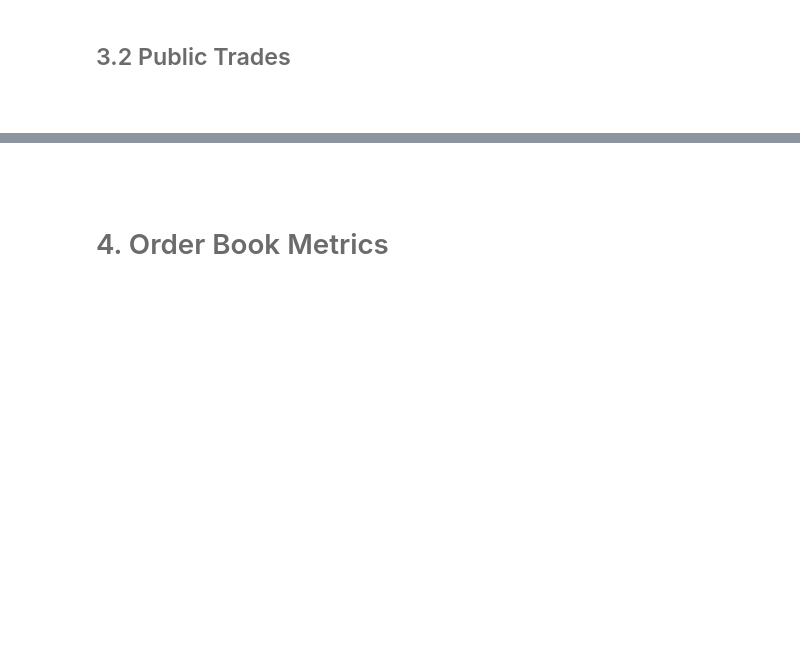
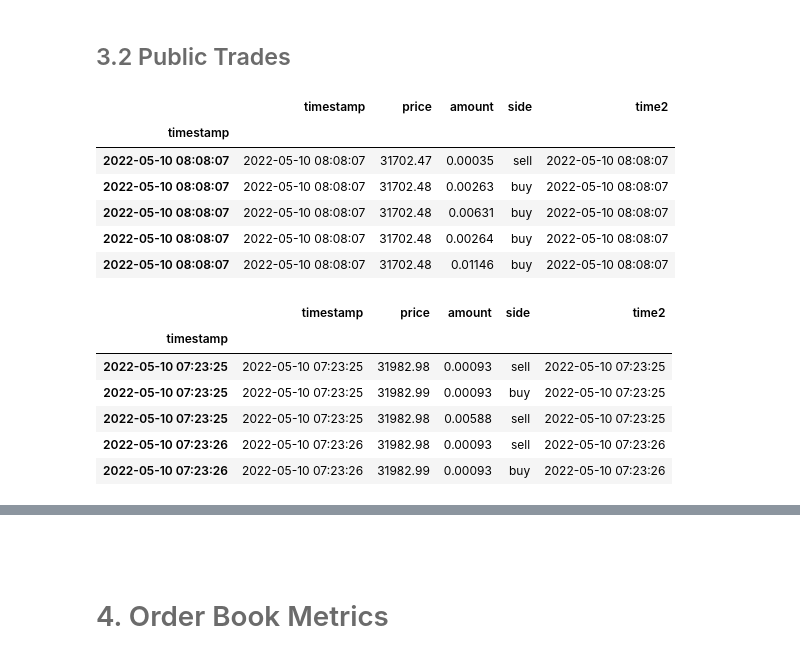
Before and after one commit to JuanPablo2019/myst_jprm_lab1, a Jupyter notebook: notebook.ipynb, the cells around one changed output, grey strips where cells are left out. Cells and saved outputs as stored; diff of their text form; code cells hidden in the pictures; blank space fills up the shorter version.

```diff
--- a/notebook.ipynb
+++ b/notebook.ipynb
@@ -89,2 +158,0 @@ import sys
-# %% [markdown]
-<br>
@@ -94,0 +161,17 @@ import sys
+# %%
+display(pt_data.head(),pt_data.tail())
+# %% [output]
+|  | timestamp | price | amount | side | time2 |
+| timestamp |  |  |  |  |  |
+| 2022-05-10 08:08:07 | 2022-05-10 08:08:07 | 31702.47 | 0.00035 | sell | 2022-05-10 08:08:07 |
+| 2022-05-10 08:08:07 | 2022-05-10 08:08:07 | 31702.48 | 0.00263 | buy | 2022-05-10 08:08:07 |
+| 2022-05-10 08:08:07 | 2022-05-10 08:08:07 | 31702.48 | 0.00631 | buy | 2022-05-10 08:08:07 |
+| 2022-05-10 08:08:07 | 2022-05-10 08:08:07 | 31702.48 | 0.00264 | buy | 2022-05-10 08:08:07 |
+| 2022-05-10 08:08:07 | 2022-05-10 08:08:07 | 31702.48 | 0.01146 | buy | 2022-05-10 08:08:07 |
+|  | timestamp | price | amount | side | time2 |
+| timestamp |  |  |  |  |  |
+| 2022-05-10 07:23:25 | 2022-05-10 07:23:25 | 31982.98 | 0.00093 | sell | 2022-05-10 07:23:25 |
+| 2022-05-10 07:23:25 | 2022-05-10 07:23:25 | 31982.99 | 0.00093 | buy | 2022-05-10 07:23:25 |
+| 2022-05-10 07:23:25 | 2022-05-10 07:23:25 | 31982.98 | 0.00588 | sell | 2022-05-10 07:23:25 |
+| 2022-05-10 07:23:26 | 2022-05-10 07:23:26 | 31982.98 | 0.00093 | sell | 2022-05-10 07:23:26 |
+| 2022-05-10 07:23:26 | 2022-05-10 07:23:26 | 31982.99 | 0.00093 | buy | 2022-05-10 07:23:26 |
```
Also changed, not shown: parts of 129 cells of this notebook, 4 other files.
